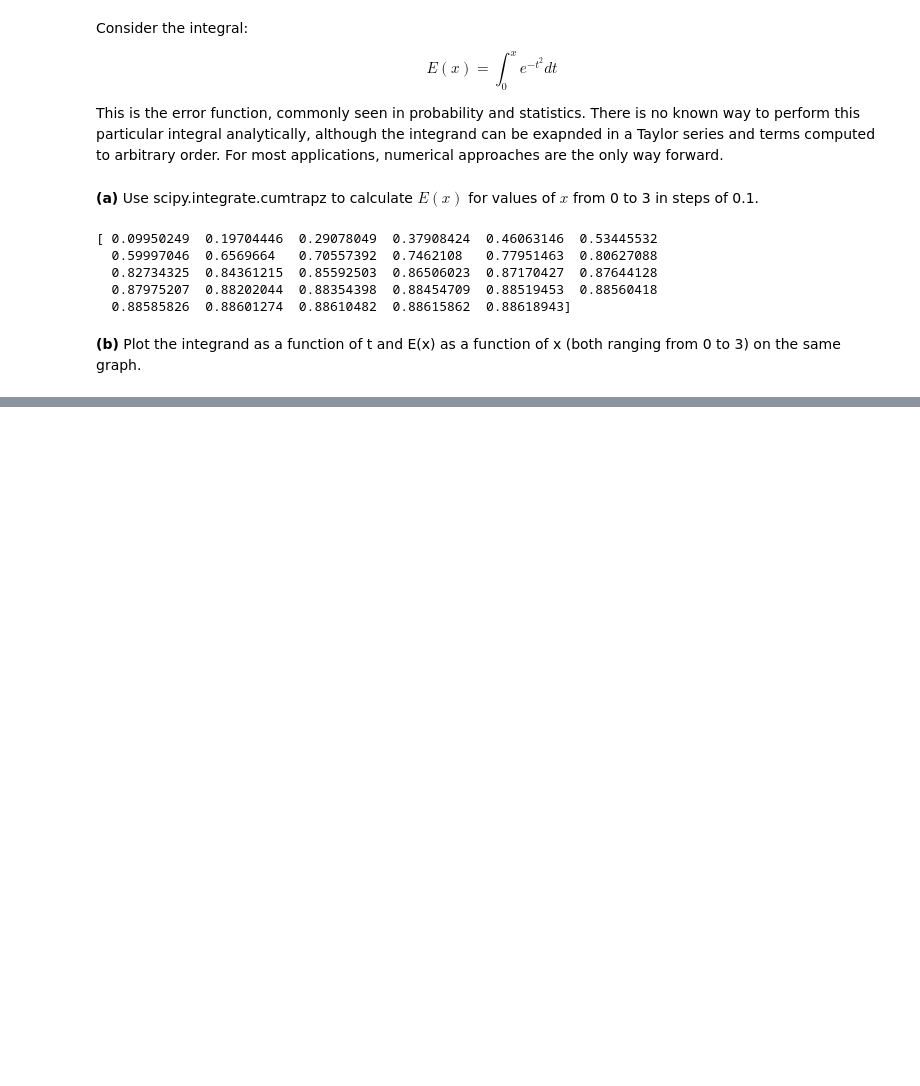
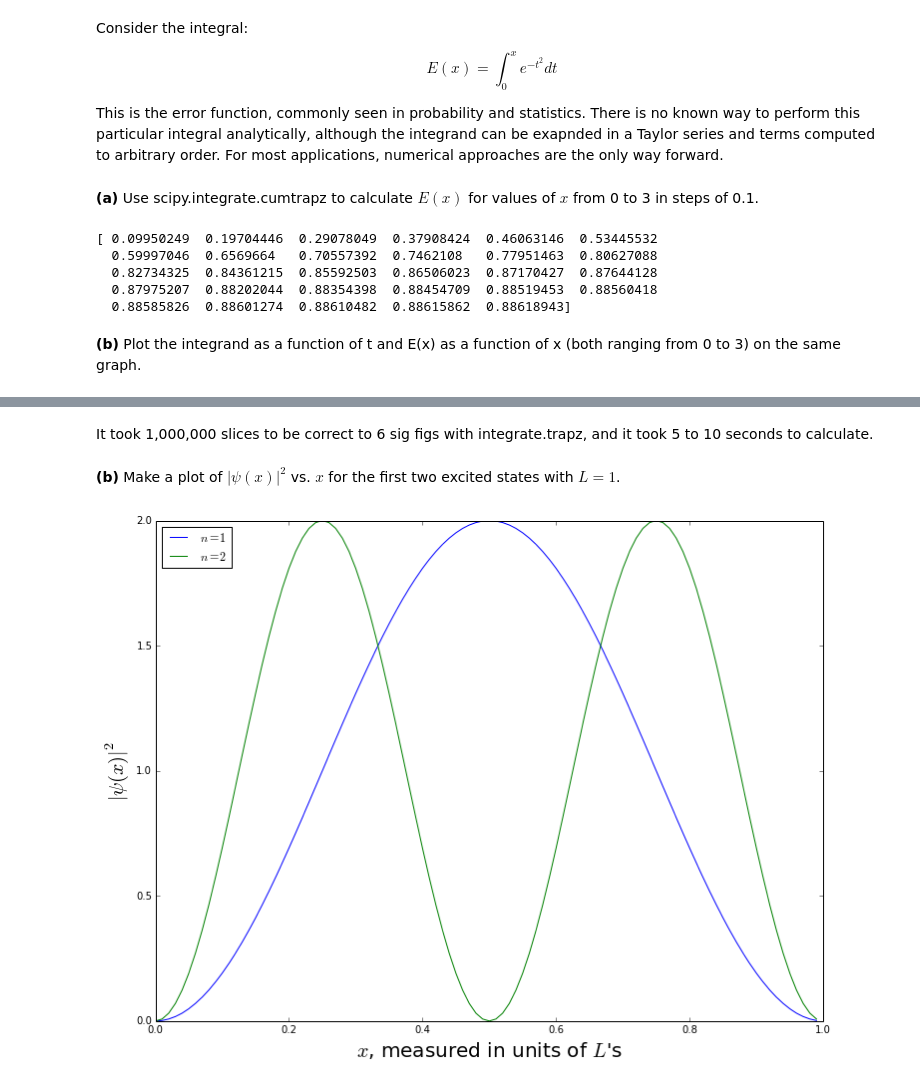
Before and after one commit to pcnelson202/PHYS202-S14, a Jupyter notebook: SciPy/IntegrationExercises.ipynb, the cells around one changed output, grey strips where cells are left out. Cells and saved outputs as stored; diff of their text form; code cells hidden in the pictures; blank space fills up the shorter version.

```diff
--- a/SciPy/IntegrationExercises.ipynb
+++ b/SciPy/IntegrationExercises.ipynb
@@ -104,0 +149,18 @@ plt.show()
+# %% [markdown]
+It took 1,000,000 slices to be correct to 6 sig figs with integrate.trapz, and it took 5 to 10 seconds to calculate.
+# %% [markdown]
+**(b)** Make a plot of $\left|\psi(x)\right|^{2}$ vs. $x$ for the first two excited states with $L = 1$.
+# %%
+x = np.arange(0,1,0.01)
+
+plt.figure(figsize=(12,9))
+n = 1
+plt.plot(x,2*((np.sin(n*np.pi*x))**2),label = '$n = 1$')
+n = 2
+plt.plot(x,2*((np.sin(n*np.pi*x))**2),label = '$n = 2$')
+plt.xlabel('$x$, measured in units of $L$\'s',fontsize=20)
+plt.ylabel('$|\psi(x)|^{2}$',fontsize=20)
+plt.legend(loc='upper left')
+plt.show()
+# %% [output]
+[figure, added]
```
Also changed, not shown: parts of 5 cells of this notebook.
